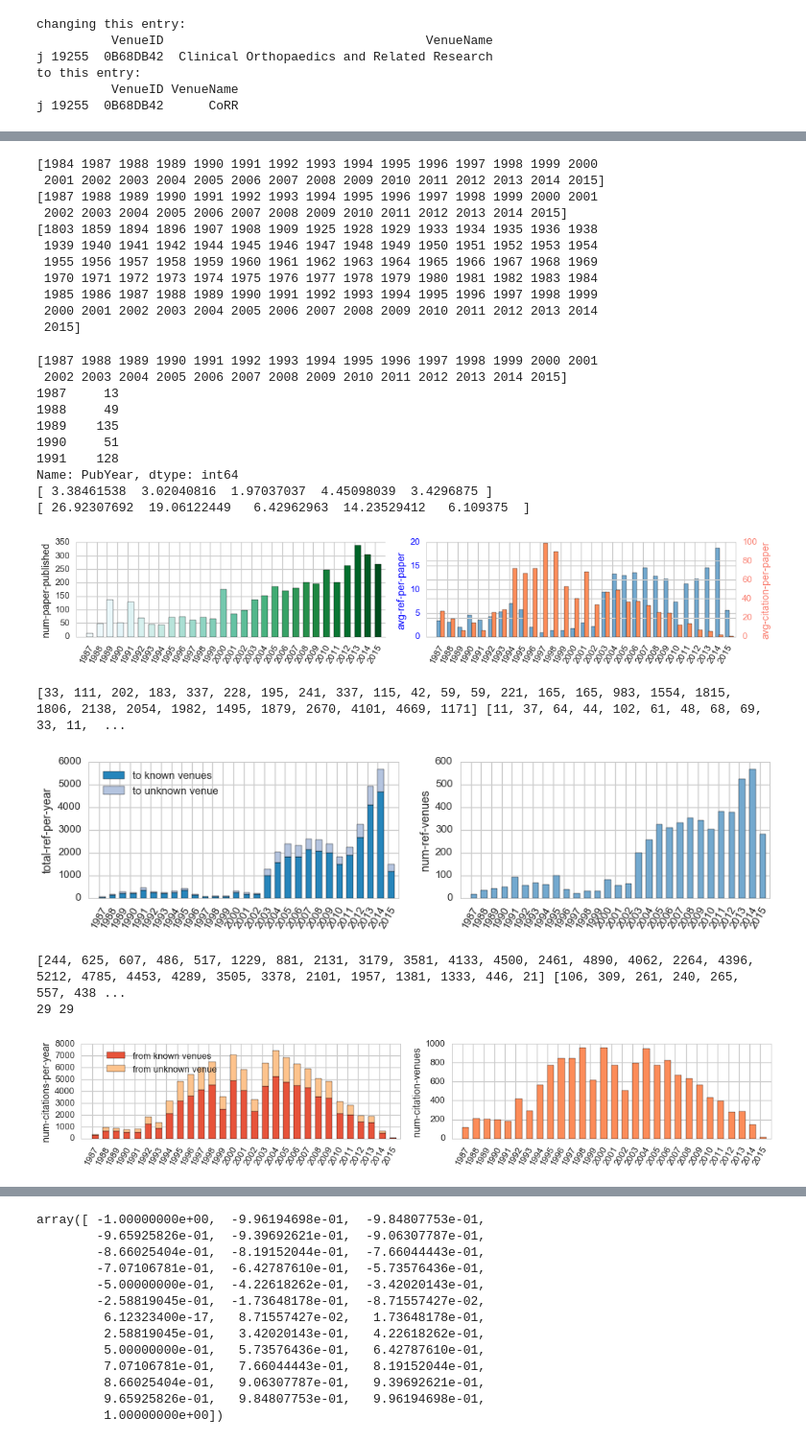
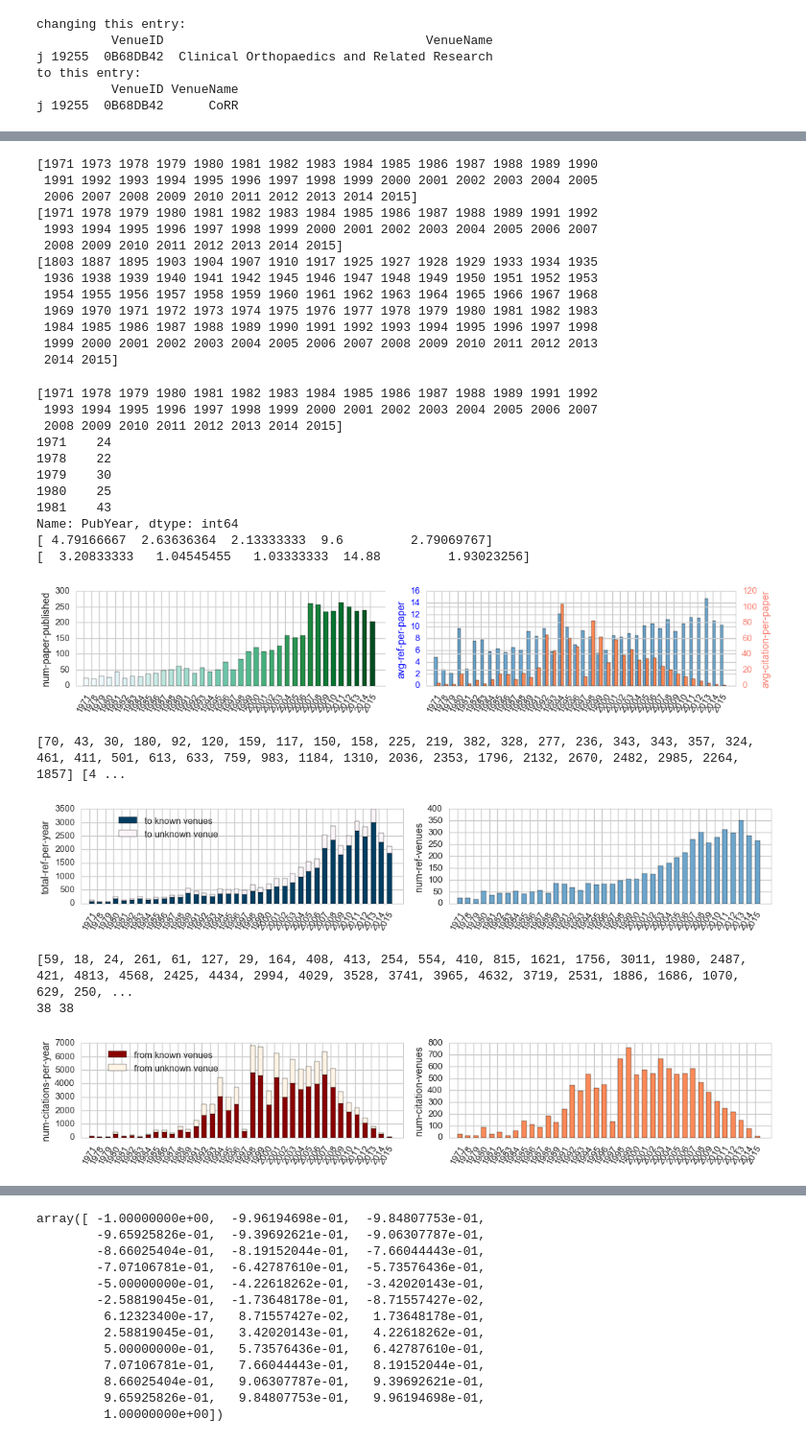
Before and after one commit to lexingxie/academic-graph, a Jupyter notebook: plot_conf_citations.ipynb, the cells around one changed output, grey strips where cells are left out. Shown at 96% size. Cells and saved outputs as stored; diff of their text form; code cells hidden in the pictures.

Commit message:
almost finished tweaking the citation plotting and post dumping code

```diff
--- a/plot_conf_citations.ipynb
+++ b/plot_conf_citations.ipynb
@@ -36,9 +37,10 @@ sns.set()
 
 %matplotlib inline
 
-#conf = 'WSDM'
+conf = 'SIGIR'
 #conf = 'PLDI'
-conf = 'ICML'
+#conf = 'NIPS'
+#conf = 'ACL'
 #conf = 'MM'
 data_dir = './data'
 
@@ -172,17 +174,19 @@ print( np.unique(df_paper['PubYear'] ) )
 print( np.unique(df_citing['PaperPubYear'] ) )
 print( np.unique(df_citing['RefPubYear'] ) )
 # %% [output]
-[1984 1987 1988 1989 1990 1991 1992 1993 1994 1995 1996 1997 1998 1999 2000
- 2001 2002 2003 2004 2005 2006 2007 2008 2009 2010 2011 2012 2013 2014 2015]
-[1987 1988 1989 1990 1991 1992 1993 1994 1995 1996 1997 1998 1999 2000 2001
- 2002 2003 2004 2005 2006 2007 2008 2009 2010 2011 2012 2013 2014 2015]
-[1803 1859 1894 1896 1907 1908 1909 1925 1928 1929 1933 1934 1935 1936 1938
- 1939 1940 1941 1942 1944 1945 1946 1947 1948 1949 1950 1951 1952 1953 1954
- 1955 1956 1957 1958 1959 1960 1961 1962 1963 1964 1965 1966 1967 1968 1969
- 1970 1971 1972 1973 1974 1975 1976 1977 1978 1979 1980 1981 1982 1983 1984
- 1985 1986 1987 1988 1989 1990 1991 1992 1993 1994 1995 1996 1997 1998 1999
- 2000 2001 2002 2003 2004 2005 2006 2007 2008 2009 2010 2011 2012 2013 2014
- 2015]
+[1971 1973 1978 1979 1980 1981 1982 1983 1984 1985 1986 1987 1988 1989 1990
+ 1991 1992 1993 1994 1995 1996 1997 1998 1999 2000 2001 2002 2003 2004 2005
+ 2006 2007 2008 2009 2010 2011 2012 2013 2014 2015]
+[1971 1978 1979 1980 1981 1982 1983 1984 1985 1986 1987 1988 1989 1991 1992
+ 1993 1994 1995 1996 1997 1998 1999 2000 2001 2002 2003 2004 2005 2006 2007
+ 2008 2009 2010 2011 2012 2013 2014 2015]
+[1803 1887 1895 1903 1904 1907 1910 1917 1925 1927 1928 1929 1933 1934 1935
+ 1936 1938 1939 1940 1941 1942 1945 1946 1947 1948 1949 1950 1951 1952 1953
+ 1954 1955 1956 1957 1958 1959 1960 1961 1962 1963 1964 1965 1966 1967 1968
+ 1969 1970 1971 1972 1973 1974 1975 1976 1977 1978 1979 1980 1981 1982 1983
+ 1984 1985 1986 1987 1988 1989 1990 1991 1992 1993 1994 1995 1996 1997 1998
+ 1999 2000 2001 2002 2003 2004 2005 2006 2007 2008 2009 2010 2011 2012 2013
+ 2014 2015]
 # %%
 paper_years = np.unique(df_citing['PaperPubYear'] )
 paper_count = df_paper['PubYear'].value_counts(sort=False)[paper_years]
@@ -195,16 +199,17 @@ print(paper_count.head())
 print( ref_pp[:5])
 print( cit_pp[:5])
 # %% [output]
-[1987 1988 1989 1990 1991 1992 1993 1994 1995 1996 1997 1998 1999 2000 2001
- 2002 2003 2004 2005 2006 2007 2008 2009 2010 2011 2012 2013 2014 2015]
-1987     13
-1988     49
-1989    135
-1990     51
-1991    128
+[1971 1978 1979 1980 1981 1982 1983 1984 1985 1986 1987 1988 1989 1991 1992
+ 1993 1994 1995 1996 1997 1998 1999 2000 2001 2002 2003 2004 2005 2006 2007
+ 2008 2009 2010 2011 2012 2013 2014 2015]
+1971    24
+1978    22
+1979    30
+1980    25
+1981    43
 Name: PubYear, dtype: int64
-[ 3.38461538  3.02040816  1.97037037  4.45098039  3.4296875 ]
-[ 26.92307692  19.06122449   6.42962963  14.23529412   6.109375  ]
+[ 4.79166667  2.63636364  2.13333333  9.6         2.79069767]
+[  3.20833333   1.04545455   1.03333333  14.88         1.93023256]
 # %%
 # data profile: # of papers published per year, citations per year
 
@@ -256,7 +261,7 @@ for tl in ax2a.get_yticklabels():
 plt.tight_layout()
 plt.savefig(os.path.join(plot_dir, conf, conf+'_cnt_paper.png'), dpi=cur_dpi, transparent=True)
 # %% [output]
-[figure, old version]
+[figure, new version]
 # %%
 """# of citings over years, w/wo venues; # of citing venues over years"""
 plt.figure(figsize=(15, 3))
@@ -271,38 +276,40 @@ cnt = 0
 for name, gf in df_citing.groupby(['PaperPubYear']):
     #print(gf.head())
     #print(len(gf), len ( gf['RefVenueID'][gf['RefVenueID'] != ''] ), len ( gf['RefVenueID'][gf['RefVenueID'] == ''] ))
     citing_not_null.append( len ( gf['RefVenueID'][gf['RefVenueID'] != ''] ) )
     citing_num_null.append( len ( gf['RefVenueID'][gf['RefVenueID'] == ''] ) )
 
 print(citing_not_null, citing_num_null)
-
-rects3a = ax3.bar(x_pos, citing_not_null, width=.6, color=bar_colrs3[mdx+5])
-rects3b = ax3.bar(x_pos, citing_num_null, width=.6, color=bar_colrs3[mdx-5], bottom=citing_not_null)
+m1 = max(mdx+3, len(bar_colrs3)-1)
+m2 = min(mdx-3, 0)
+rects3a = ax3.bar(x_pos, citing_not_null, width=.6, color=bar_colrs3[m1])
+rects3b = ax3.bar(x_pos, citing_num_null, width=.6, color=bar_colrs3[m2], bottom=citing_not_null)
 
 tk3 = plt.xticks(x_pos, paper_years, rotation=60)
 ax3.set_ylabel('total-ref-per-year')
 plt.legend((rects3a[0], rects3b[0]),
            ('to known venues', 'to unknown venue'), bbox_to_anchor=(.45, 1))
 
 ax4 = plt.subplot(1, 2, 2)
 sns.set_style("whitegrid")
 
 venue_counts = np.zeros( len(paper_years) )
 for name, gf in df_citing[df_citing['RefVenueID'] != ''].groupby(['PaperPubYear']):
     idy = np.where(paper_years==name)
     if idy[0].size:
         venue_counts[idy] = len( gf['RefVenueID'].value_counts() )
     #venue_counts.append( len( gf['RefVenueID'].value_counts() ) )
 
 rects4 = ax4.bar(x_pos, venue_counts, width=.6, color=bar_colrs3[mdx])
 
 tk4 = plt.xticks(x_pos, paper_years, rotation=60)
 ax4.set_ylabel('num-ref-venues')
 
+plt.tight_layout()
 plt.savefig(os.path.join(plot_dir, conf, conf+'_cnt_ref.png'), dpi=cur_dpi, transparent=True)
 # %% [output]
-[33, 111, 202, 183, 337, 228, 195, 241, 337, 115, 42, 59, 59, 221, 165, 165, 983, 1554, 1815, 1806, 2138, 2054, 1982, 1495, 1879, 2670, 4101, 4669, 1171] [11, 37, 64, 44, 102, 61, 48, 68, 69, 33, 11,  ...
+[70, 43, 30, 180, 92, 120, 159, 117, 150, 158, 225, 219, 382, 328, 277, 236, 343, 343, 357, 324, 461, 411, 501, 613, 633, 759, 983, 1184, 1310, 2036, 2353, 1796, 2132, 2670, 2482, 2985, 2264, 1857] [4 ...
-[figure, old version]
+[figure, new version]
 # %%
 """# of citations over publication years, w/wo venues; # of venues over years"""
 
@@ -324,8 +331,8 @@ print(citations_not_null, citations_num_null)
 print(len(citations_not_null), len(citations_num_null))
 
 
-rects5a = ax5.bar(x_pos, citations_not_null, width=.6, color=bar_colrs2[mdx+5])
-rects5b = ax5.bar(x_pos, citations_num_null, width=.6, color=bar_colrs2[mdx-5], bottom=citations_not_null)
+rects5a = ax5.bar(x_pos, citations_not_null, width=.6, color=bar_colrs2[m1])
+rects5b = ax5.bar(x_pos, citations_num_null, width=.6, color=bar_colrs2[m2], bottom=citations_not_null)
 
 tk5 = plt.xticks(x_pos, paper_years, rotation=60)
 ax5.set_ylabel('num-citations-per-year')
@@ -350,9 +357,9 @@ ax6.set_ylabel('num-citation-venues')
 plt.tight_layout()
 plt.savefig(os.path.join(plot_dir, conf, conf+'_cnt_citation.png'), dpi=cur_dpi, transparent=True)
 # %% [output]
-[244, 625, 607, 486, 517, 1229, 881, 2131, 3179, 3581, 4133, 4500, 2461, 4890, 4062, 2264, 4396, 5212, 4785, 4453, 4289, 3505, 3378, 2101, 1957, 1381, 1333, 446, 21] [106, 309, 261, 240, 265, 557, 438 ...
-29 29
+[59, 18, 24, 261, 61, 127, 29, 164, 408, 413, 254, 554, 410, 815, 1621, 1756, 3011, 1980, 2487, 421, 4813, 4568, 2425, 4434, 2994, 4029, 3528, 3741, 3965, 4632, 3719, 2531, 1886, 1686, 1070, 629, 250, ...
+38 38
-[figure, old version]
+[figure, new version]
 # %%
 print('{} paper papers from {} to {}, citing {} others, avg {:0.2f} references per paper'.format(
         len(df_paper), df_paper['PubYear'].min(), df_paper['PubYear'].max(), len(df_citing), len(df_citing)/len(df_paper)))
```
Also changed, not shown: parts of 17 cells of this notebook.
